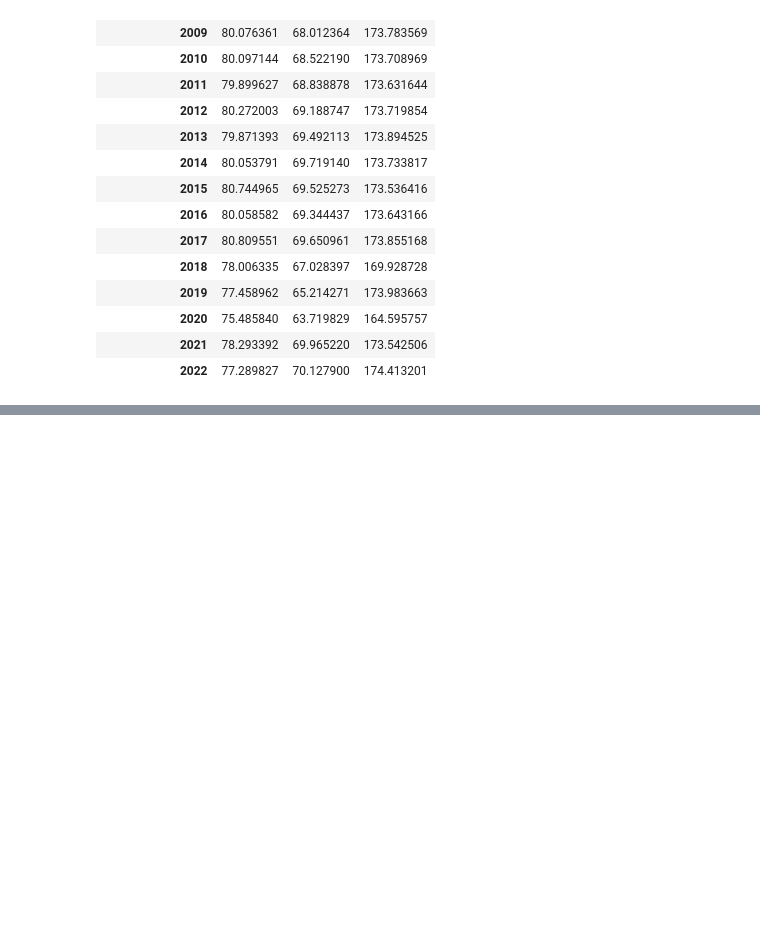
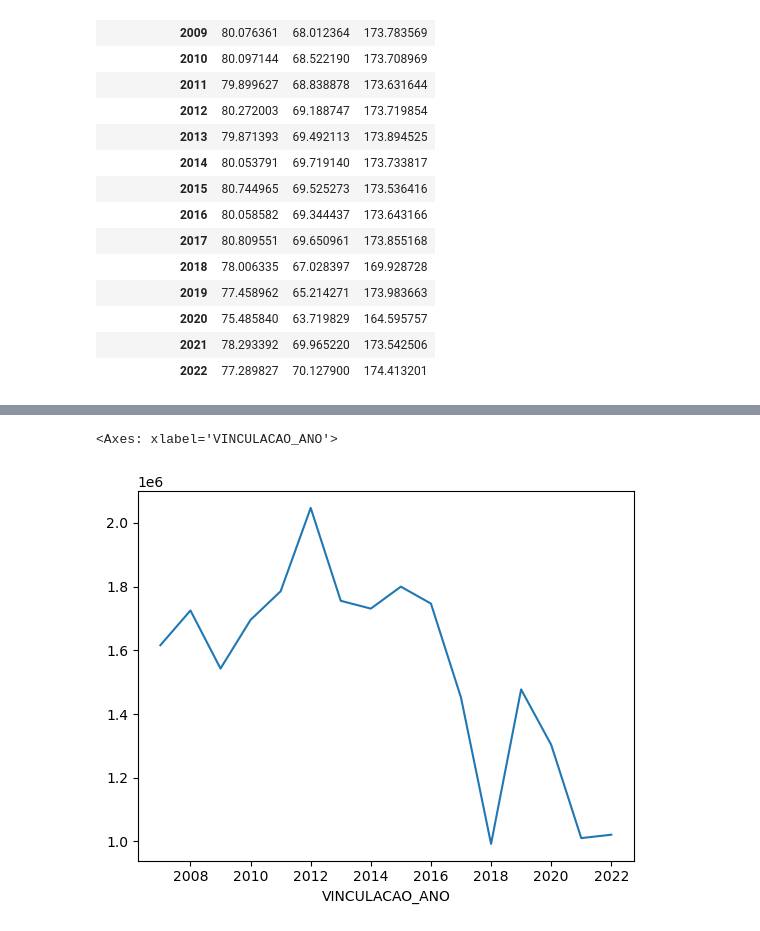
Before and after one commit to antoniobrych/GovDataProj, a Jupyter notebook: analysis.ipynb, the cells around one changed output, grey strips where cells are left out. Saved outputs shown, nothing was run; the diff lists cells and outputs as text; code cells hidden in the pictures; blank space fills up the shorter version.

```diff
--- a/analysis.ipynb
+++ b/analysis.ipynb
@@ -126,3 +129,5 @@ df[['VINCULACAO_ANO','CINTURA','PESO','ALTURA']].set_index('VINCULACAO_ANO').gro
 | 2020 | 75.485840 | 63.719829 | 164.595757 |
 | 2021 | 78.293392 | 69.965220 | 173.542506 |
 | 2022 | 77.289827 | 70.127900 | 174.413201 |
+# %%
+synthetic_df = df[['VINCULACAO_ANO','CINTURA','PESO','ALTURA','TOTAL']].set_index('VINCULACAO_ANO').reset_index().set_index('VINCULACAO_ANO').groupby(level='VINCULACAO_ANO').count()
@@ -129 +155,6 @@ df[['VINCULACAO_ANO','CINTURA','PESO','ALTURA']].set_index('VINCULACAO_ANO').gro
+# %%
+synthetic_df['TOTAL'].plot()
+# %% [output]
+<Axes: xlabel='VINCULACAO_ANO'>
+[figure, added]
 # %%
```
Also changed, not shown: parts of 5 cells of this notebook, 4 other files.
